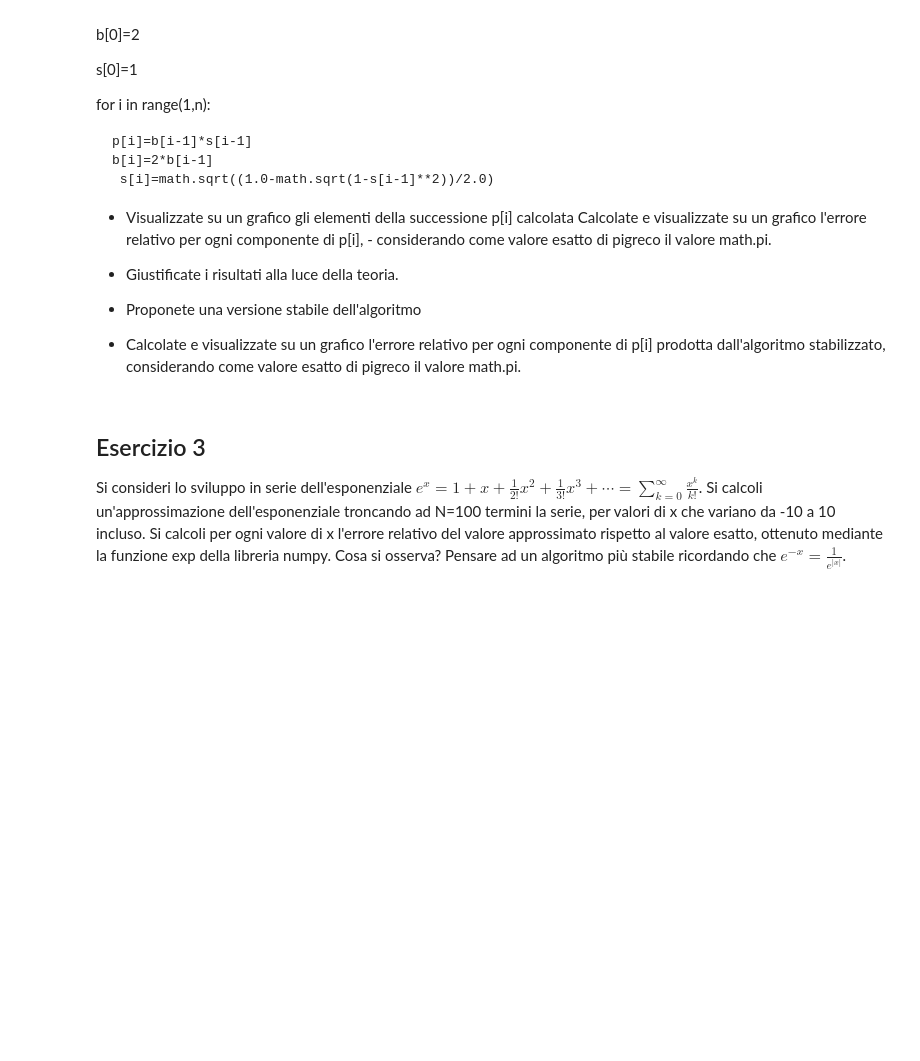
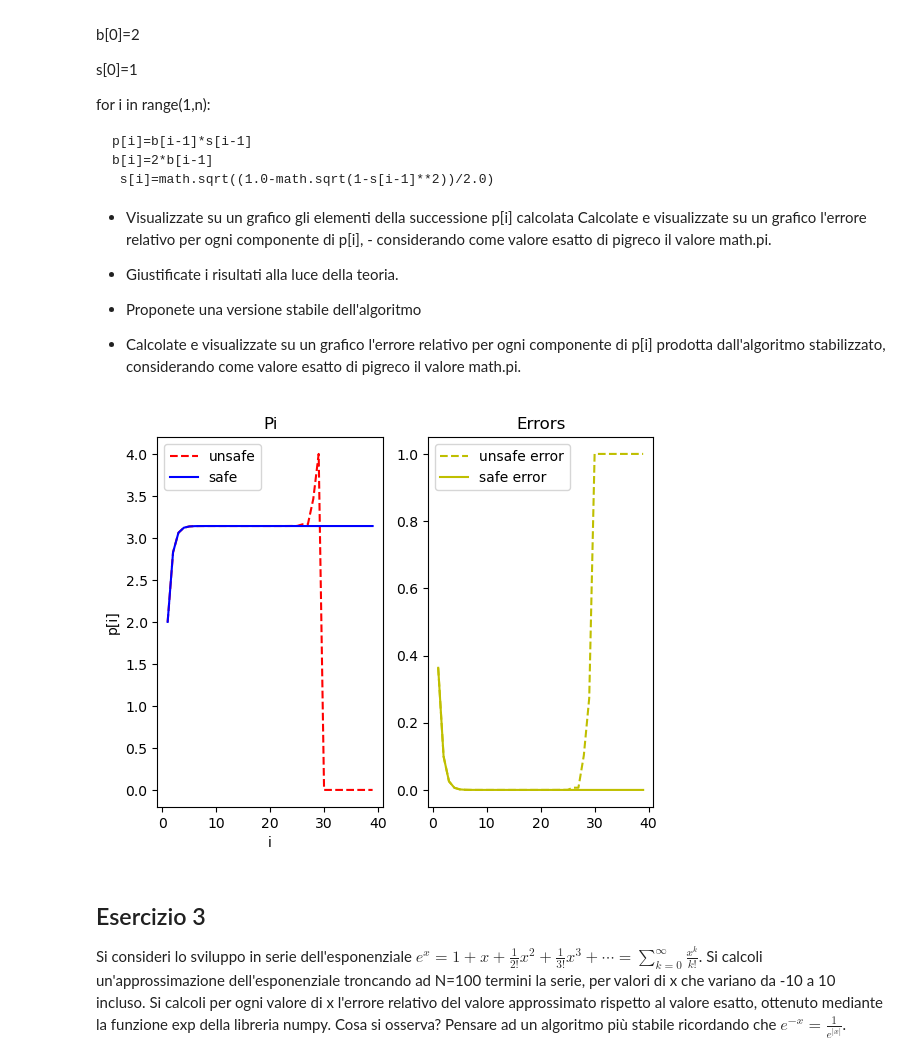
Before and after one commit to luca-casadei/MetodiNumericiEIA, a Jupyter notebook: Esercitazione5/Esercitazione5.ipynb, the cells around one changed output. Cells and saved outputs as stored; diff of their text form; code cells hidden in the pictures; blank space fills up the shorter version.

```diff
--- a/Esercitazione5/Esercitazione5.ipynb
+++ b/Esercitazione5/Esercitazione5.ipynb
@@ -53,6 +71,52 @@ for i in range(1,n):
 
 - Calcolate e visualizzate su un grafico l'errore relativo per ogni componente di p[i] prodotta dall'algoritmo stabilizzato, considerando come valore esatto di
 pigreco il valore math.pi.
+# %%
+import math
+import matplotlib.pyplot as plt
+
+#Dati
+n = 40
+b = np.zeros((n,))
+s = np.zeros((n,))
+ss = np.zeros((n,))
+bs = np.zeros((n,))
+p = np.zeros((n,))
+psafe = np.zeros((n,))
+
+b[0] = 2.0
+bs[0] = 2.0
+ss[0] = 1.0
+s[0] = 1.0
+#Unsafe
+for i in range(1,n):
+    p[i] = b[i - 1] * s[i - 1]
+    b[i] = 2 * b[i - 1]
+    s[i] = np.sqrt((1.0 - np.sqrt(1.0 - s[i-1]**2))/2.0)
+#Safe
+for i in range(1,n):
+    psafe[i] = bs[i - 1] * ss[i - 1]
+    bs[i] = 2 * bs[i - 1]
+    ss[i] = ss[i - 1] / np.sqrt((2.0 * (1.0 + np.sqrt(1.0 - ss[i - 1]**2))))
+
+erel = np.abs((p - math.pi) / math.pi)
+erels = np.abs((psafe - math.pi) / math.pi)
+
+plt.subplot(1,2,1)
+plt.plot(np.arange(1,n),p[1:n],"r--",label="unsafe")
+plt.plot(np.arange(1,n),psafe[1:n],"b-",label="safe")
+plt.legend()
+plt.title("Pi")
+plt.xlabel("i")
+plt.ylabel("p[i]")
+plt.subplot(1,2,2)
+plt.plot(np.arange(1,n),erel[1:n],"y--",label="unsafe error")
+plt.plot(np.arange(1,n),erels[1:n],"y-",label="safe error")
+plt.legend()
+plt.title("Errors")
+plt.show()
+# %% [output]
+[figure, added]
 # %% [markdown]
 ## Esercizio 3
 Si consideri lo sviluppo in serie dell'esponenziale $e^x=1+x+\frac{1}{2!}x^2+\frac{1}{3!}x^3+\cdots =\sum_{k=0}^\infty \frac{x^k}{k!} $. Si calcoli un'approssimazione dell'esponenziale troncando ad N=100 termini la serie, per valori di x che variano da -10 a 10 incluso. Si calcoli  per ogni valore di x l'errore relativo del valore approssimato rispetto al valore esatto, ottenuto mediante la funzione exp della libreria numpy. Cosa si osserva? Pensare ad un algoritmo più stabile ricordando che $e^{-x}=\frac{1}{e^{|x|}}$.
```
Also changed, not shown: parts of 2 cells of this notebook.
